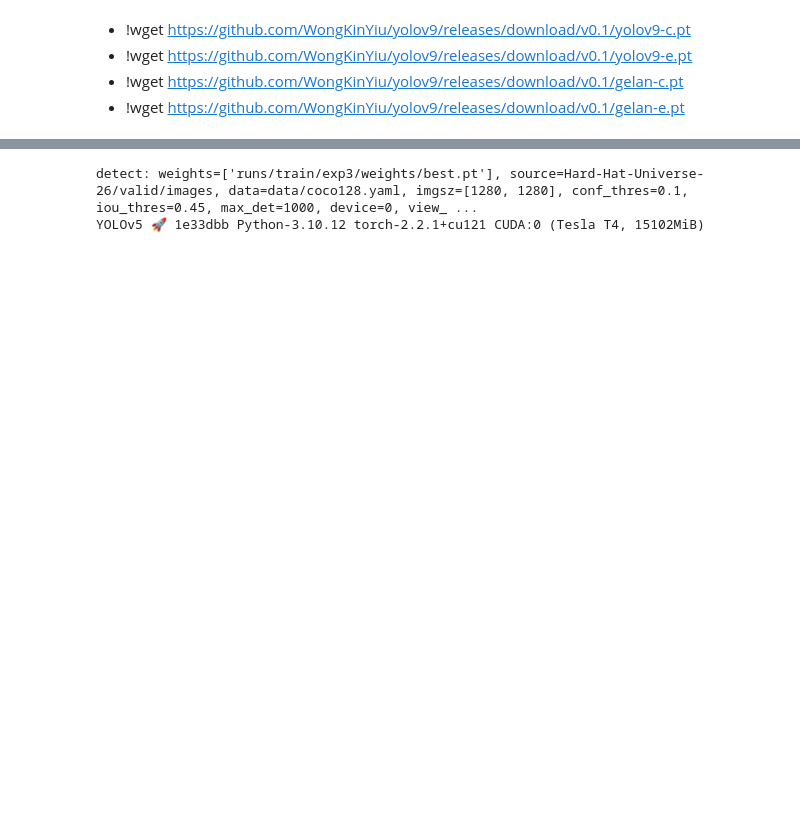
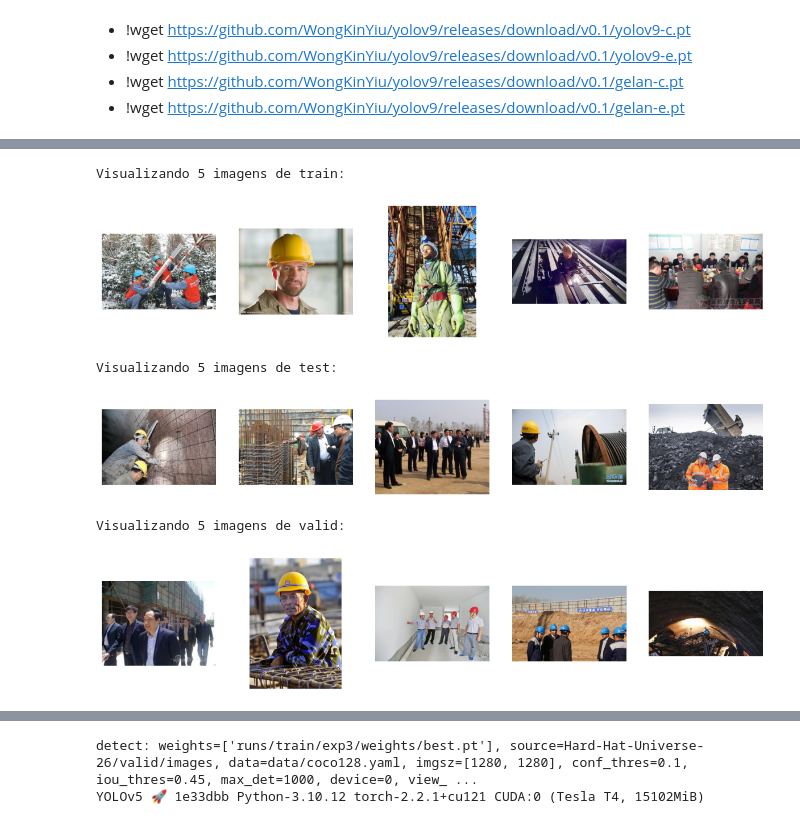
Before and after one commit to 5ditto/AP, a Jupyter notebook: YOLOv9.ipynb, the cells around one changed output, grey strips where cells are left out. Drawn from its saved outputs; the diff is of its cells as text; code cells hidden in the pictures; blank space fills up the shorter version.

```diff
--- a/YOLOv9.ipynb
+++ b/YOLOv9.ipynb
@@ -107,0 +165,33 @@ export.py      panoptic/              scripts/          utils/
+# %%
+def visualize_images_grid(caminho_dataset, num_imagens_por_subset=5):
+    subsets = ["train", "test", "valid"]
+
+    for subset in subsets:
+        subset_path = os.path.join(caminho_dataset, subset, "images")
+        print(f"Visualizando {num_imagens_por_subset} imagens de {subset}:")
+
+        if os.path.exists(subset_path):
+            imagens_mostradas = 0
+            fig, axs = plt.subplots(1, num_imagens_por_subset, figsize=(15, 3))
+            for arquivo in os.listdir(subset_path):
+                if imagens_mostradas >= num_imagens_por_subset:
+                    break
+
+                if arquivo.endswith(".jpg"):
+                    imagem_path = os.path.join(subset_path, arquivo)
+                    imagem = Image.open(imagem_path)
+                    axs[imagens_mostradas].imshow(imagem)
+                    axs[imagens_mostradas].axis('off')
+                    imagens_mostradas += 1
+            plt.show()
+
+# Substitua 'caminho_para_dataset' pelo caminho real para a sua pasta dataset
+caminho_dataset = "/content/yolov9/Hard-Hat-Universe-26"
+visualize_images_grid(caminho_dataset, num_imagens_por_subset=5)
+# %% [output]
+Visualizando 5 imagens de train:
+[figure, added]
+Visualizando 5 imagens de test:
+[figure, added]
+Visualizando 5 imagens de valid:
+[figure, added]
```
Also changed, not shown: parts of 18 cells of this notebook.
